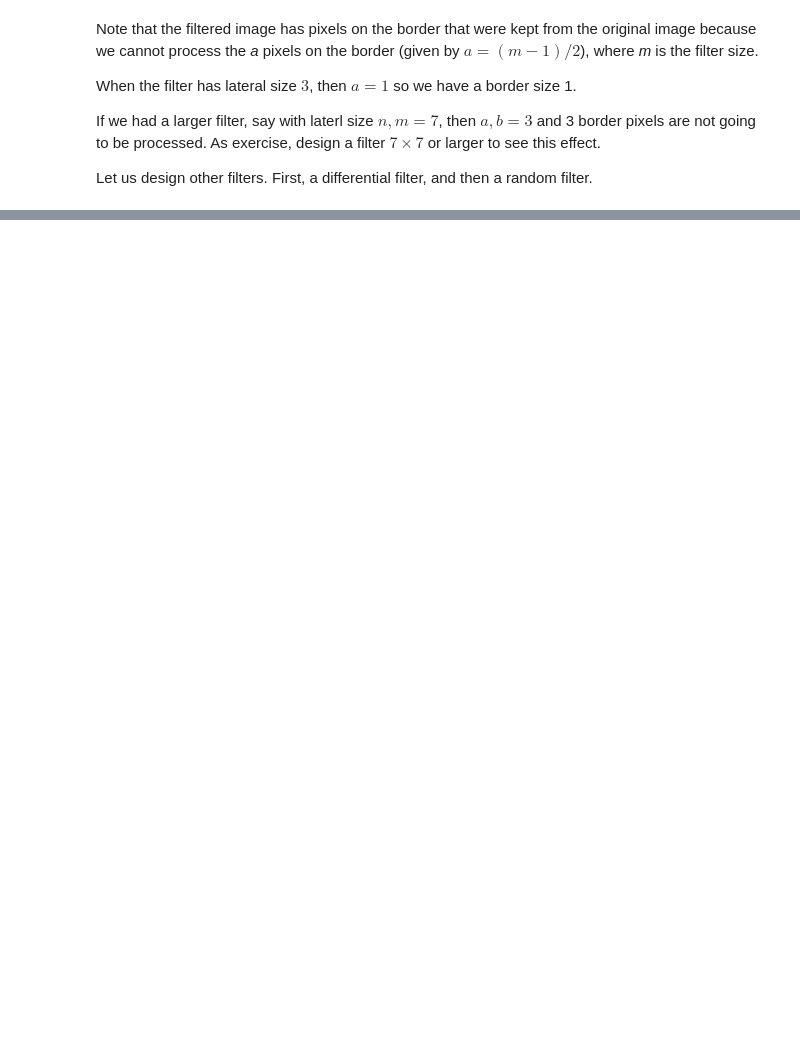
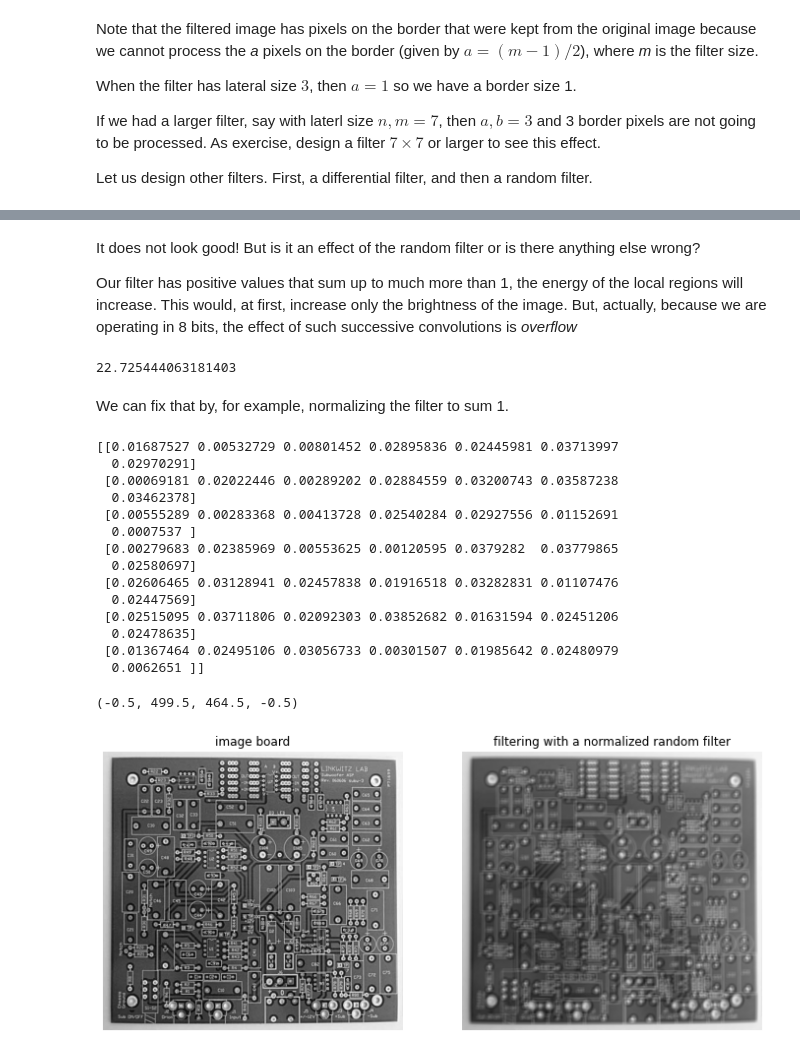
Before and after one commit to maponti/imageprocessing_course_icmc, a Jupyter notebook: 03_filtering.ipynb, the cells around one changed output, grey strips where cells are left out. Drawn from its saved outputs; the diff is of its cells as text; code cells hidden in the pictures; blank space fills up the shorter version.

Commit message:
Filtering updated

```diff
--- a/03_filtering.ipynb
+++ b/03_filtering.ipynb
@@ -406,0 +414,42 @@ plt.axis('off')
+# %% [markdown]
+It does not look good! But is it an effect of the random filter or is there anything else wrong?
+
+Our filter has positive values that sum up to much more than 1, the energy of the local regions will increase. This would, at first, increase only the brightness of the image. But, actually, because we are operating in 8 bits, the effect of such successive convolutions is *overflow*
+# %%
+np.sum(w_rand)
+# %% [output]
+22.725444063181403
+# %% [markdown]
+We can fix that by, for example, normalizing the filter to sum 1.
+# %%
+w_rand = np.random.random([7,7])
+w_rand = w_rand/np.sum(w_rand)
+print(w_rand)
+img3_wrand = image_convolution(img3, w_rand)
+
+plt.figure(figsize=(12,12))
+plt.subplot(121)
+plt.imshow(img3, cmap="gray", vmin=0, vmax=255)
+plt.title("image board")
+plt.axis('off')
+plt.subplot(122)
+plt.imshow(img3_wrand, cmap="gray", vmin=0, vmax=255)
+plt.title("filtering with a normalized random filter")
+plt.axis('off')
+# %% [output]
+[[0.01687527 0.00532729 0.00801452 0.02895836 0.02445981 0.03713997
+  0.02970291]
+ [0.00069181 0.02022446 0.00289202 0.02884559 0.03200743 0.03587238
+  0.03462378]
+ [0.00555289 0.00283368 0.00413728 0.02540284 0.02927556 0.01152691
+  0.0007537 ]
+ [0.00279683 0.02385969 0.00553625 0.00120595 0.0379282  0.03779865
+  0.02580697]
+ [0.02606465 0.03128941 0.02457838 0.01916518 0.03282831 0.01107476
+  0.02447569]
+ [0.02515095 0.03711806 0.02092303 0.03852682 0.01631594 0.02451206
+  0.02478635]
+ [0.01367464 0.02495106 0.03056733 0.00301507 0.01985642 0.02480979
+  0.0062651 ]]
+(-0.5, 499.5, 464.5, -0.5)
+[figure, added]
```
Also changed, not shown: parts of 14 cells of this notebook.
